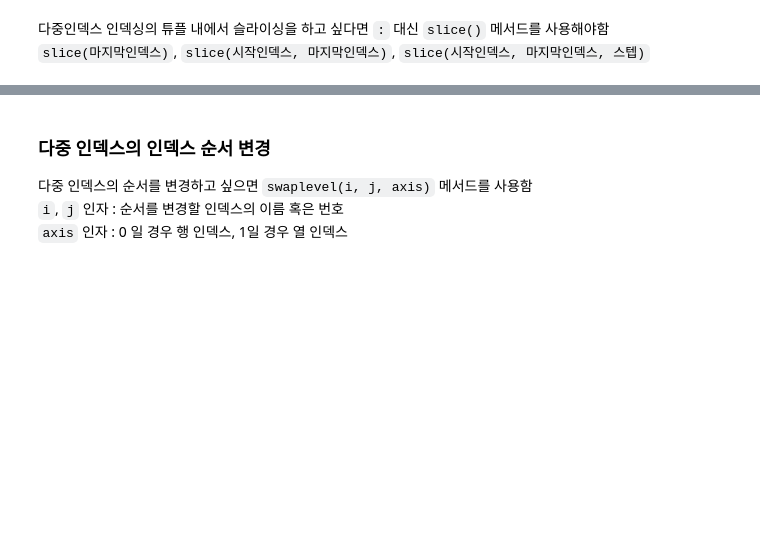
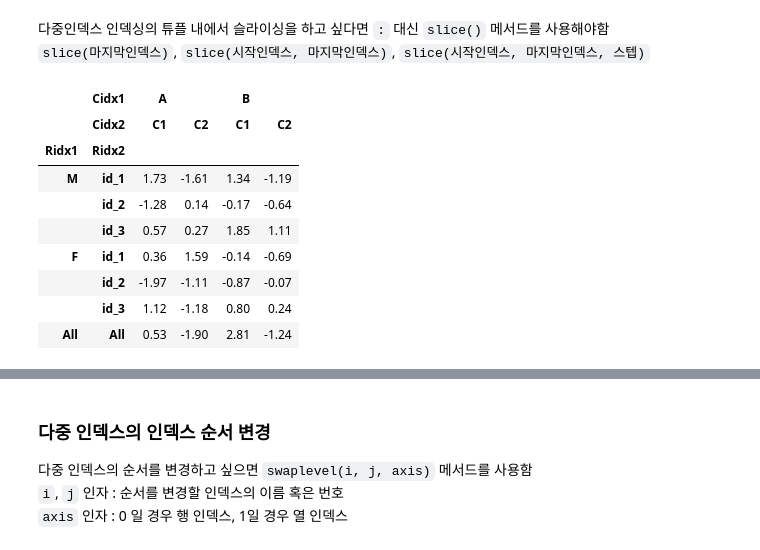
Before and after one commit to pjh753156a/python-basic, a Jupyter notebook: python-data-analysis-basic-20240118-main/pandas_data_analysis/pandas_multi_index.ipynb, the cells around one changed output, grey strips where cells are left out. Saved outputs shown, nothing was run; the diff lists cells and outputs as text; code cells hidden in the pictures; blank space fills up the shorter version.

```diff
--- a/python-data-analysis-basic-20240118-main/pandas_data_analysis/pandas_multi_index.ipynb
+++ b/python-data-analysis-basic-20240118-main/pandas_data_analysis/pandas_multi_index.ipynb
@@ -219,5 +292,18 @@ df2.loc['M']
 # %% [markdown]
 다중인덱스 인덱싱의 튜플 내에서 슬라이싱을 하고 싶다면 `:` 대신 `slice()` 메서드를 사용해야함
 `slice(마지막인덱스)`, `slice(시작인덱스, 마지막인덱스)`, `slice(시작인덱스, 마지막인덱스, 스텝)`
+# %%
+df2
+# %% [output]
+|  | Cidx1 | A |  | B |  |
+|  | Cidx2 | C1 | C2 | C1 | C2 |
+| Ridx1 | Ridx2 |  |  |  |  |
+| M | id_1 | 1.73 | -1.61 | 1.34 | -1.19 |
+|  | id_2 | -1.28 | 0.14 | -0.17 | -0.64 |
+|  | id_3 | 0.57 | 0.27 | 1.85 | 1.11 |
+| F | id_1 | 0.36 | 1.59 | -0.14 | -0.69 |
+|  | id_2 | -1.97 | -1.11 | -0.87 | -0.07 |
+|  | id_3 | 1.12 | -1.18 | 0.80 | 0.24 |
+| All | All | 0.53 | -1.90 | 2.81 | -1.24 |
 # %%
 df2.loc[('M', slice(None)), :]
```
Also changed, not shown: parts of 37 cells of this notebook, 2 other files.
